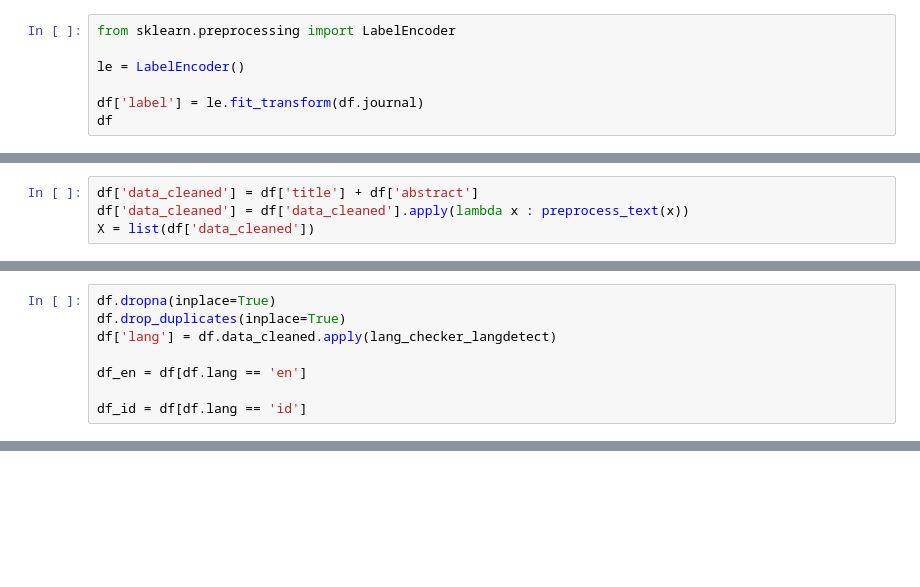
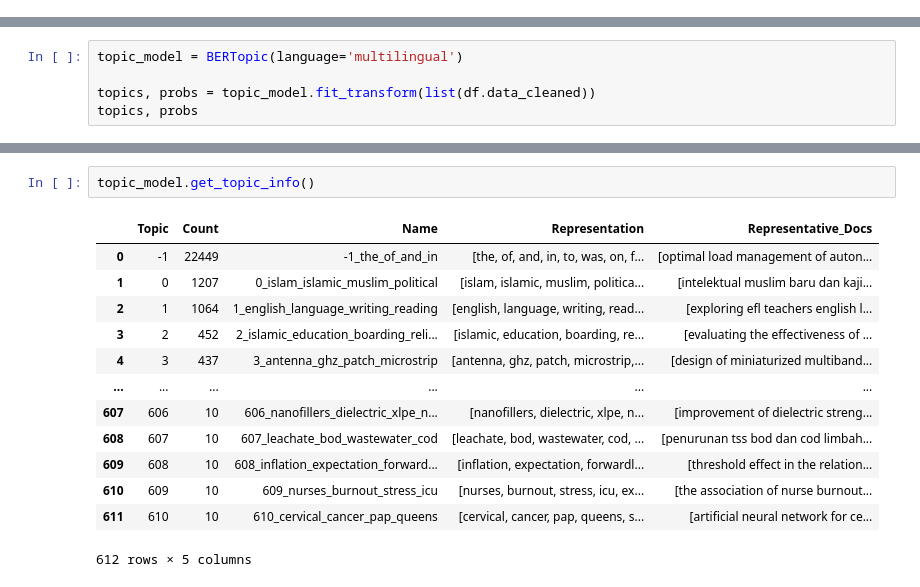
Before and after one commit to rarmnsyah/Journal-Clustering-2, a Jupyter notebook: test.ipynb, the cells around one changed output, grey strips where cells are left out. Cells and saved outputs as stored; diff of their text form; blank space fills up the shorter version.

```diff
--- a/test.ipynb
+++ b/test.ipynb
@@ -50,7 +23,0 @@ df.journal.nunique()
-# %%
-from sklearn.preprocessing import LabelEncoder
-
-le = LabelEncoder()
-
-df['label'] = le.fit_transform(df.journal)
-df
@@ -71,4 +23,0 @@ df
-# %%
-df['data_cleaned'] = df['title'] + df['abstract']
-df['data_cleaned'] = df['data_cleaned'].apply(lambda x : preprocess_text(x))
-X = list(df['data_cleaned'])
@@ -84,8 +23,0 @@ from check_lang import *
-# %%
-df.dropna(inplace=True)
-df.drop_duplicates(inplace=True)
-df['lang'] = df.data_cleaned.apply(lang_checker_langdetect)
-
-df_en = df[df.lang == 'en']
-
-df_id = df[df.lang == 'id']
@@ -148,0 +44,5 @@ from Preprocessing import preprocess_text
+# %%
+topic_model = BERTopic(language='multilingual')
+
+topics, probs = topic_model.fit_transform(list(df.data_cleaned))
+topics, probs
@@ -148,0 +67,16 @@ from Preprocessing import preprocess_text
+# %%
+topic_model.get_topic_info()
+# %% [output]
+|  | Topic | Count | Name | Representation | Representative_Docs |
+| 0 | -1 | 22449 | -1_the_of_and_in | [the, of, and, in, to, was, on, f... | [optimal load management of auton... |
+| 1 | 0 | 1207 | 0_islam_islamic_muslim_political | [islam, islamic, muslim, politica... | [intelektual muslim baru dan kaji... |
+| 2 | 1 | 1064 | 1_english_language_writing_reading | [english, language, writing, read... | [exploring efl teachers english l... |
+| 3 | 2 | 452 | 2_islamic_education_boarding_reli... | [islamic, education, boarding, re... | [evaluating the effectiveness of ... |
+| 4 | 3 | 437 | 3_antenna_ghz_patch_microstrip | [antenna, ghz, patch, microstrip,... | [design of miniaturized multiband... |
+| ... | ... | ... | ... | ... | ... |
+| 607 | 606 | 10 | 606_nanofillers_dielectric_xlpe_n... | [nanofillers, dielectric, xlpe, n... | [improvement of dielectric streng... |
+| 608 | 607 | 10 | 607_leachate_bod_wastewater_cod | [leachate, bod, wastewater, cod, ... | [penurunan tss bod dan cod limbah... |
+| 609 | 608 | 10 | 608_inflation_expectation_forward... | [inflation, expectation, forwardl... | [threshold effect in the relation... |
+| 610 | 609 | 10 | 609_nurses_burnout_stress_icu | [nurses, burnout, stress, icu, ex... | [the association of nurse burnout... |
+| 611 | 610 | 10 | 610_cervical_cancer_pap_queens | [cervical, cancer, pap, queens, s... | [artificial neural network for ce... |
+612 rows × 5 columns
```
Also changed, not shown: parts of 15 cells of this notebook, 13 other files.
